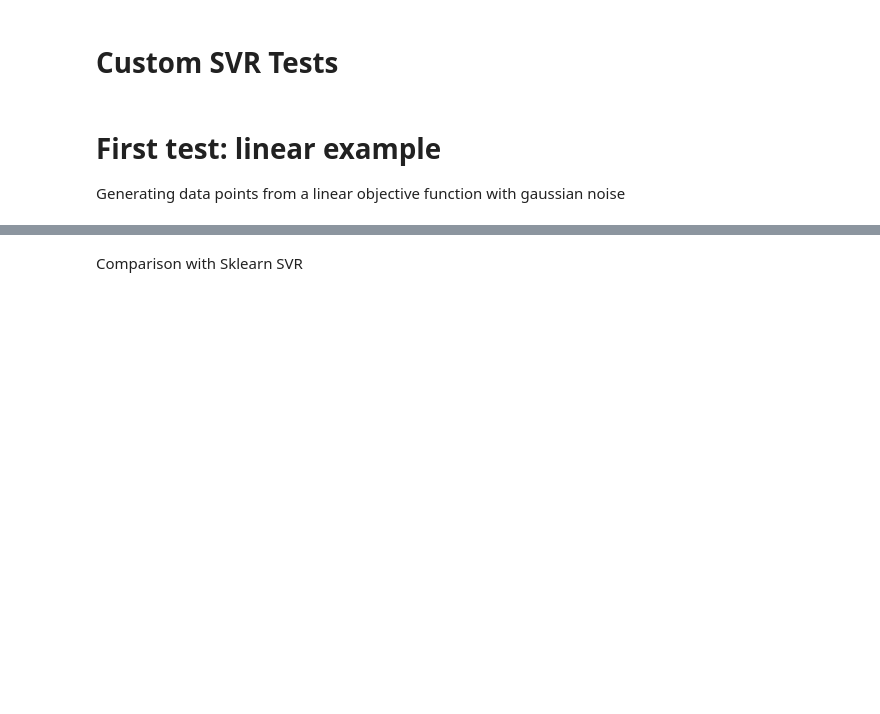
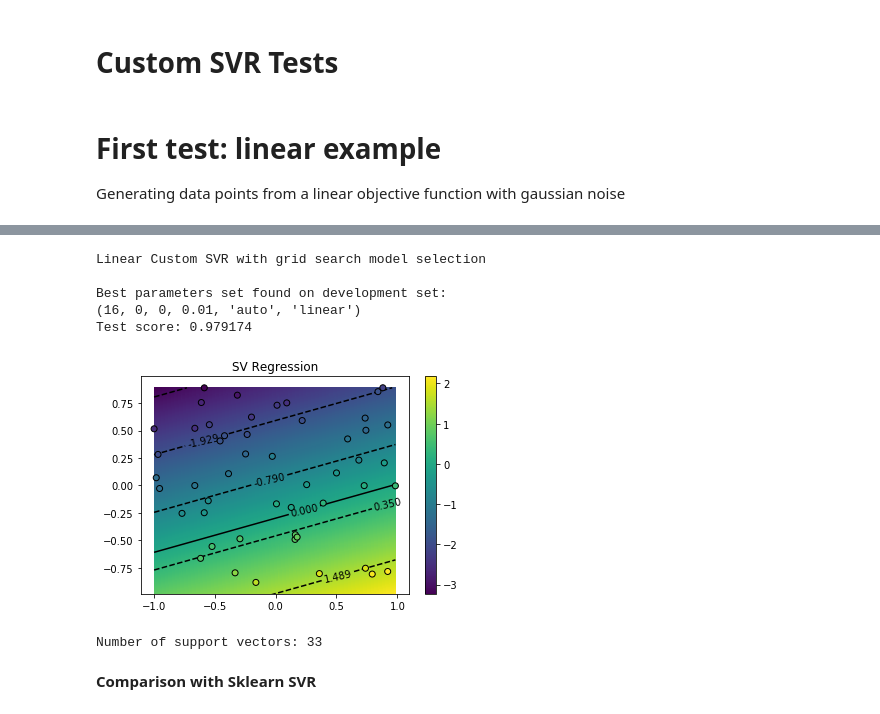
Before and after one commit to Scienziatopazzo/svm-thesis, a Jupyter notebook: experiments/Custom-SVR-Tests.ipynb, the cells around one changed output, grey strips where cells are left out. Drawn from its saved outputs; the diff is of its cells as text; code cells hidden in the pictures; blank space fills up the shorter version.

```diff
--- a/experiments/Custom-SVR-Tests.ipynb
+++ b/experiments/Custom-SVR-Tests.ipynb
@@ -76,3 +73,51 @@ print(len(svr_lin.sv))
+# %%
+print("Linear Custom SVR with grid search model selection\n")
+
+X_TrainAndValidation, X_Test, y_TrainAndValidation, y_Test = train_test_split(X, y, test_size = 1/3)
+
+
+param_grid = [
+  {'C': [0.5, 1, 2, 4, 8, 16], 'epsilon':[0.0001, 0.005, 0.01, 0.05, 0.1, 0.5, 1, 5, 10], 'gamma': ['auto'], 'degree': [0], 'coef0':[0], 'kernel': ['linear']},
+ ]
+
+best_result = (0,-np.inf)
+
+for i in range(10):
+    curr_result = SVR_gridsearch_holdout(X, y, customsvr.SVR, param_grid, 20, 25)
+    if curr_result[1] > best_result[1]:
+        best_result = curr_result
+
+best_params = best_result[0]
+
+print("Best parameters set found on development set:")
+print(best_params)
+best_svr = customsvr.SVR(C=best_params[0], coef0=best_params[1], degree=best_params[2], epsilon=best_params[3], gamma=best_params[4], kernel=best_params[5])
+best_svr.fit(X_Train,y_Train)
+print("Test score: %f" % best_svr.score(X_Test,y_Test))
+
+plt.scatter(X[:, 0], X[:, 1], c=y, zorder=10, edgecolor='k')
+plt.axis('tight')
+
+Ysvreg = best_svr.predict(np.c_[X1.ravel(), X2.ravel()]).reshape(X1.shape)
+meshsvreg = plt.pcolormesh(X1, X2, Ysvreg)
+consvreg = plt.contour(X1, X2, Ysvreg, colors=['k']*10, linestyles=['--']*10, levels=np.linspace(y.min(), y.max(), num=5))
+plt.clabel(consvreg, inline=1, fontsize=10)
+zerocsvreg = plt.contour(X1, X2, Ysvreg, colors=['k'], linestyles=['-'], levels=[0])
+plt.clabel(zerocsvreg, inline=1, fontsize=10)
+plt.colorbar(meshsvreg, extendfrac='auto')
+
+plt.title("SV Regression")
+plt.show()
+
+print("Number of support vectors: %d" % len(best_svr.sv))
+# %% [output]
+Linear Custom SVR with grid search model selection
+
+Best parameters set found on development set:
+(16, 0, 0, 0.01, 'auto', 'linear')
+Test score: 0.979174
+[figure, added]
+Number of support vectors: 33
 # %% [markdown]
-Comparison with Sklearn SVR
+**Comparison with Sklearn SVR**
 # %%
```
Also changed, not shown: parts of 11 cells of this notebook, 5 other files.
